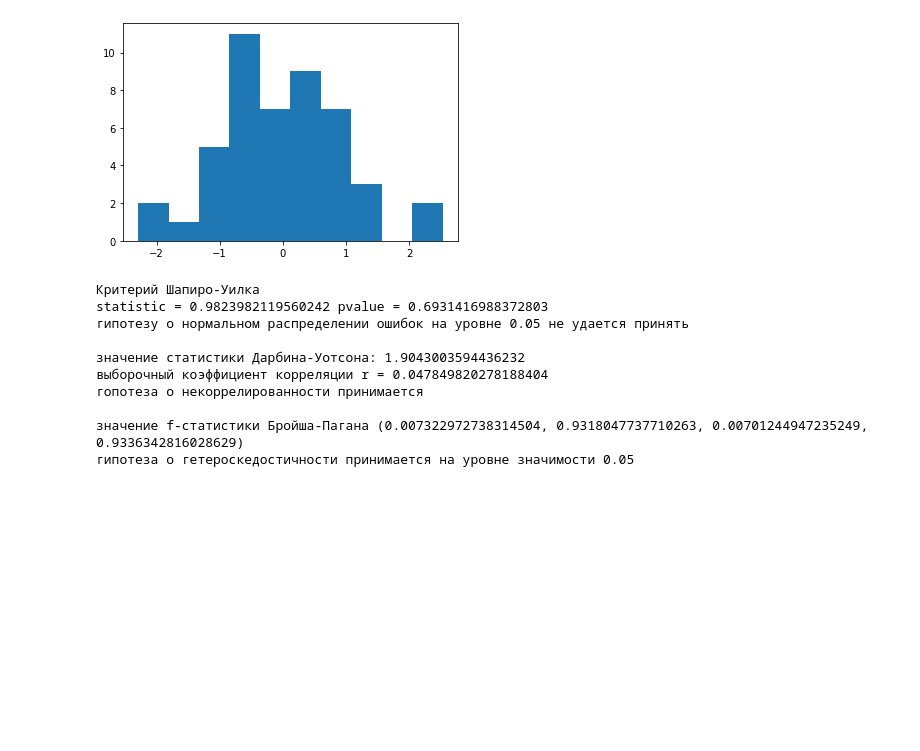
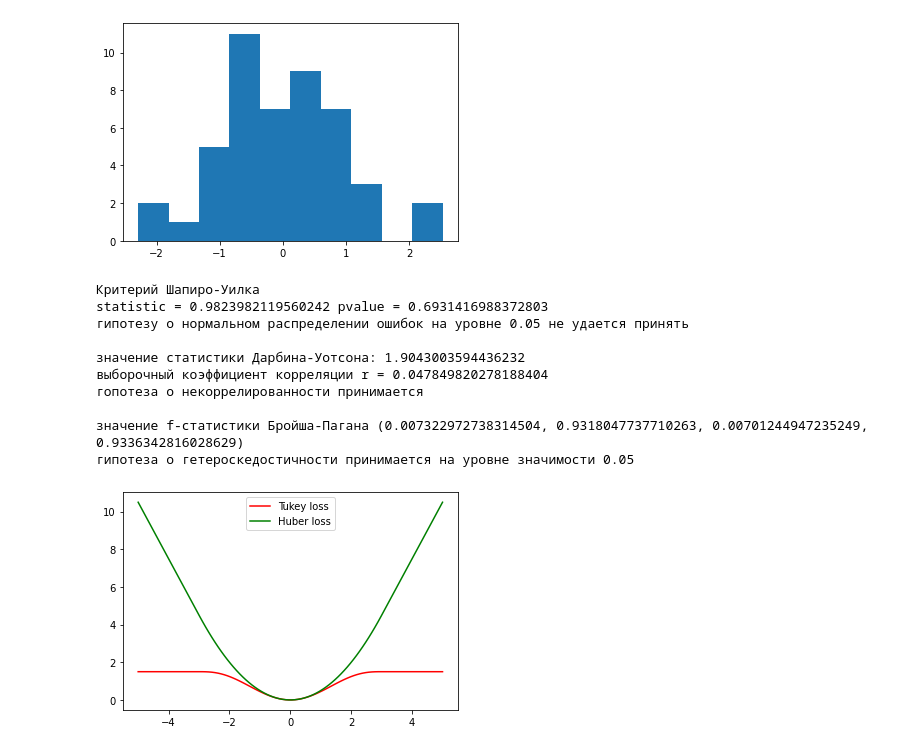
Before and after one commit to KorolevEgor/Econometrics, a Jupyter notebook: prog.ipynb, the cells around one changed output. Cells and saved outputs as stored; diff of their text form; code cells hidden in the pictures; blank space fills up the shorter version.

```diff
--- a/prog.ipynb
+++ b/prog.ipynb
@@ -663,3 +682,13 @@ statistic = 0.9823982119560242 pvalue = 0.6931416988372803
 
 значение f-статистики Бройша-Пагана (0.007322972738314504, 0.9318047737710263, 0.00701244947235249, 0.9336342816028629)
 гипотеза о гетероскедостичности принимается на уровне значимости 0.05
+# %%
+x_loss = np.linspace(-5.0, 5.0, 100)
+y_tukey = [tukey_loss(x, 3.0) for x in x_loss]
+y_huber = [huber_loss(x, 3.0) for x in x_loss]
+plt.plot(x_loss, y_tukey, 'r', label='Tukey loss')
+plt.plot(x_loss, y_huber, 'g', label='Huber loss')
+plt.legend()
+plt.show()
+# %% [output]
+[figure, added]
```
Also changed, not shown: parts of 12 cells of this notebook, 3 other files.
